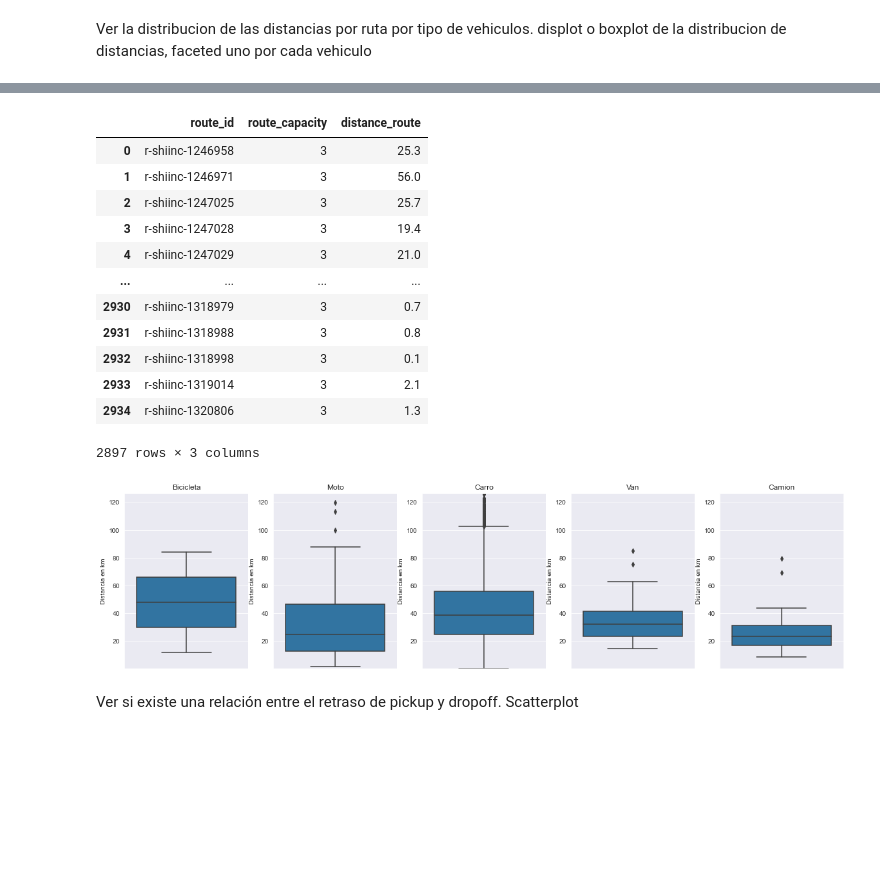
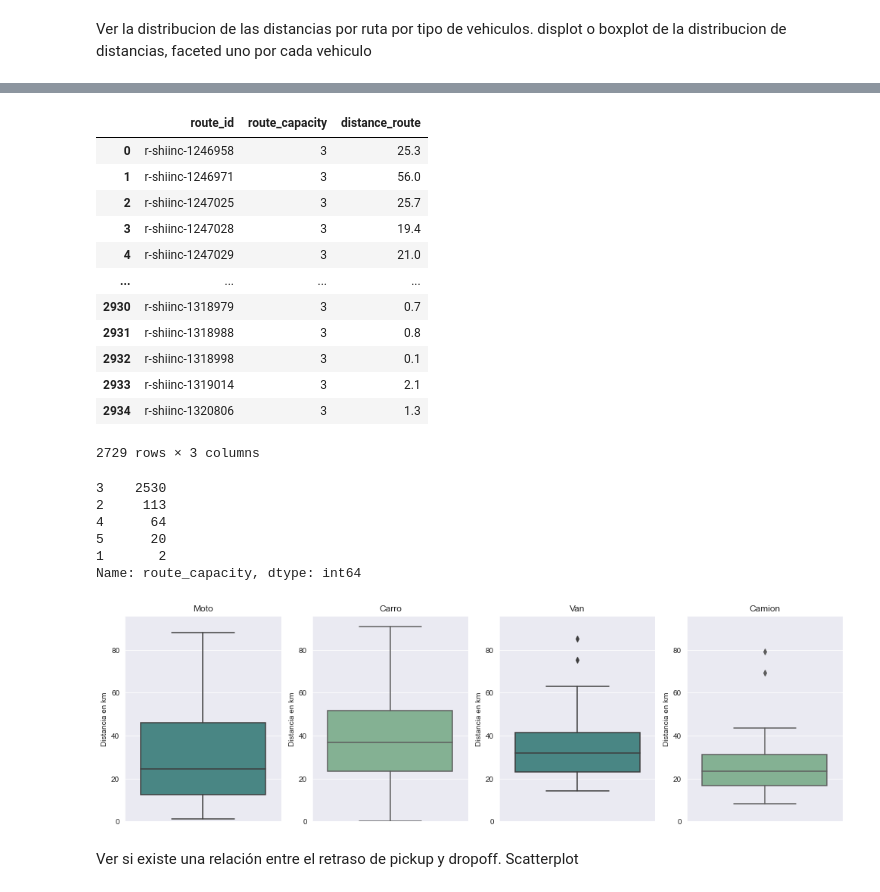
Before and after one commit to AlexVelezLl/ProyectoICD, a Jupyter notebook: notebooks/preguntas_alex.ipynb, the cells around one changed output, grey strips where cells are left out. Saved outputs shown, nothing was run; the diff lists cells and outputs as text; code cells hidden in the pictures; blank space fills up the shorter version.

```diff
--- a/notebooks/preguntas_alex.ipynb
+++ b/notebooks/preguntas_alex.ipynb
@@ -24,5 +53,5 @@ df_routes = pd.read_csv('../data/clean/routes.csv')
 # %%
-df = df.merge(df_routes, on='route_id', how='left')
+df = df.merge(df_routes, on='route_id', how='inner')
 # %%
 df.head()
 # %% [output]
@@ -39,8 +68,9 @@ distance_routes_vehicles = df.groupby(['route_id', 'route_capacity']).agg({'dist
 distance_routes_vehicles.reset_index(inplace=True)
 # %%
 distance_routes_vehicles = distance_routes_vehicles.loc[distance_routes_vehicles["distance_route"] > 0]
-# %%
-distance_routes_vehicles = distance_routes_vehicles.loc[np.abs(stats.zscore(distance_routes_vehicles['distance_route'])) < 3]
+# %%
+IQR = distance_routes_vehicles['distance_route'].quantile(0.75) - distance_routes_vehicles['distance_route'].quantile(0.25)
+distance_routes_vehicles = distance_routes_vehicles.loc[np.abs(distance_routes_vehicles['distance_route'] - distance_routes_vehicles['distance_route'].mean()) < (1.5 * IQR)]
 # %%
 distance_routes_vehicles
 # %% [output]
@@ -56,32 +86,38 @@ distance_routes_vehicles
 | 2932 | r-shiinc-1318998 | 3 | 0.1 |
 | 2933 | r-shiinc-1319014 | 3 | 2.1 |
 | 2934 | r-shiinc-1320806 | 3 | 1.3 |
-2897 rows × 3 columns
+2729 rows × 3 columns
+# %%
+distance_routes_vehicles["route_capacity"].value_counts()
+# %% [output]
+3    2530
+2     113
+4      64
+5      20
+1       2
+Name: route_capacity, dtype: int64
 # %%
-min_value = distance_routes_vehicles['distance_route'].min()
-max_value = distance_routes_vehicles['distance_route'].max()
+min_value = min(distance_routes_vehicles['distance_route'].min(), 0)
+max_value = distance_routes_vehicles['distance_route'].max() + 5
 sns.set_style("darkgrid")
-fig, axs = plt.subplots(1, 5, figsize=(20, 5))
-data_bike = distance_routes_vehicles.loc[distance_routes_vehicles['route_capacity'] == 1]
+fig, axs = plt.subplots(1, 4, figsize=(17, 5))
 data_moto = distance_routes_vehicles.loc[distance_routes_vehicles['route_capacity'] == 2]
 data_car = distance_routes_vehicles.loc[distance_routes_vehicles['route_capacity'] == 3]
 data_van = distance_routes_vehicles.loc[distance_routes_vehicles['route_capacity'] == 4]
 data_truck = distance_routes_vehicles.loc[distance_routes_vehicles['route_capacity'] == 5]
-sns.boxplot(y=data_bike["distance_route"], ax=axs[0])
-sns.boxplot(y=data_moto["distance_route"], ax=axs[1])
-sns.boxplot(y=data_car["distance_route"], ax=axs[2])
-sns.boxplot(y=data_van["distance_route"], ax=axs[3])
-sns.boxplot(y=data_truck["distance_route"], ax=axs[4])
-axs[0].set_title('Bicicleta')
-axs[1].set_title('Moto')
-axs[2].set_title('Carro')
-axs[3].set_title('Van')
-axs[4].set_title('Camion')
+sns.boxplot(y=data_moto["distance_route"], ax=axs[0], color='#3f908e')
+sns.boxplot(y=data_car["distance_route"], ax=axs[1], color='#7cb990')
+sns.boxplot(y=data_van["distance_route"], ax=axs[2], color='#3f908e')
+sns.boxplot(y=data_truck["distance_route"], ax=axs[3], color='#7cb990')
+axs[0].set_title('Moto')
+axs[1].set_title('Carro')
+axs[2].set_title('Van')
+axs[3].set_title('Camion')
 for ax in axs:
   ax.set_ylabel('Distancia en km')
   ax.set_ylim(min_value, max_value)
 # %% [output]
-[figure, old version]
+[figure, new version]
 # %% [markdown]
 Ver si existe una relación entre el retraso de pickup y dropoff.
 Scatterplot
```
Also changed, not shown: parts of 8 cells of this notebook.
